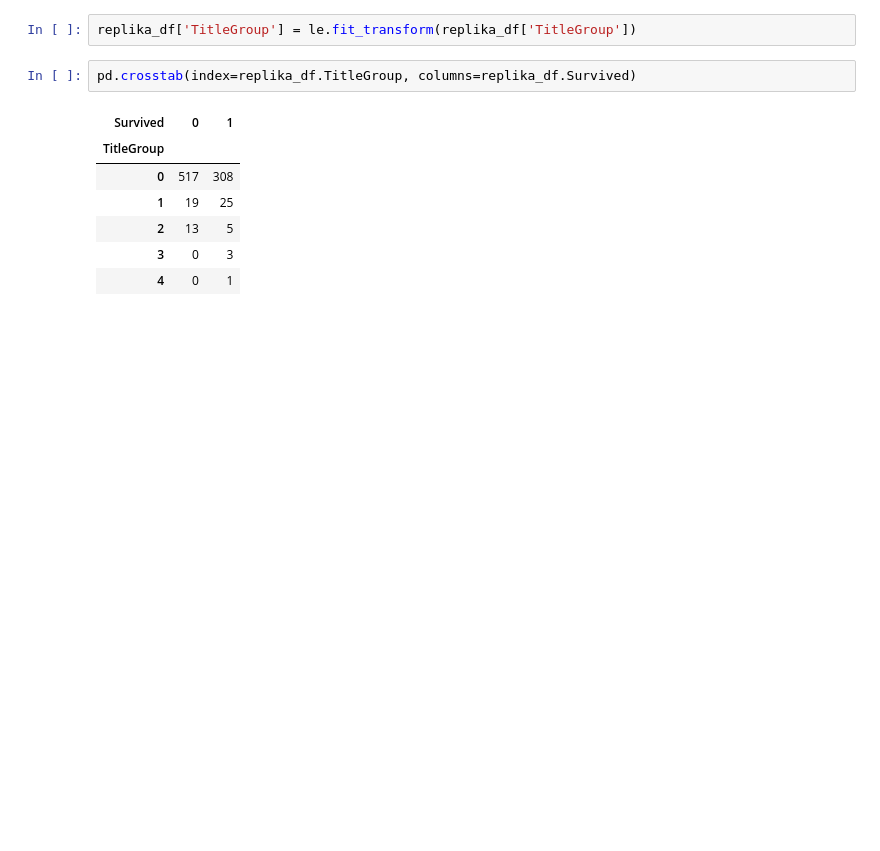
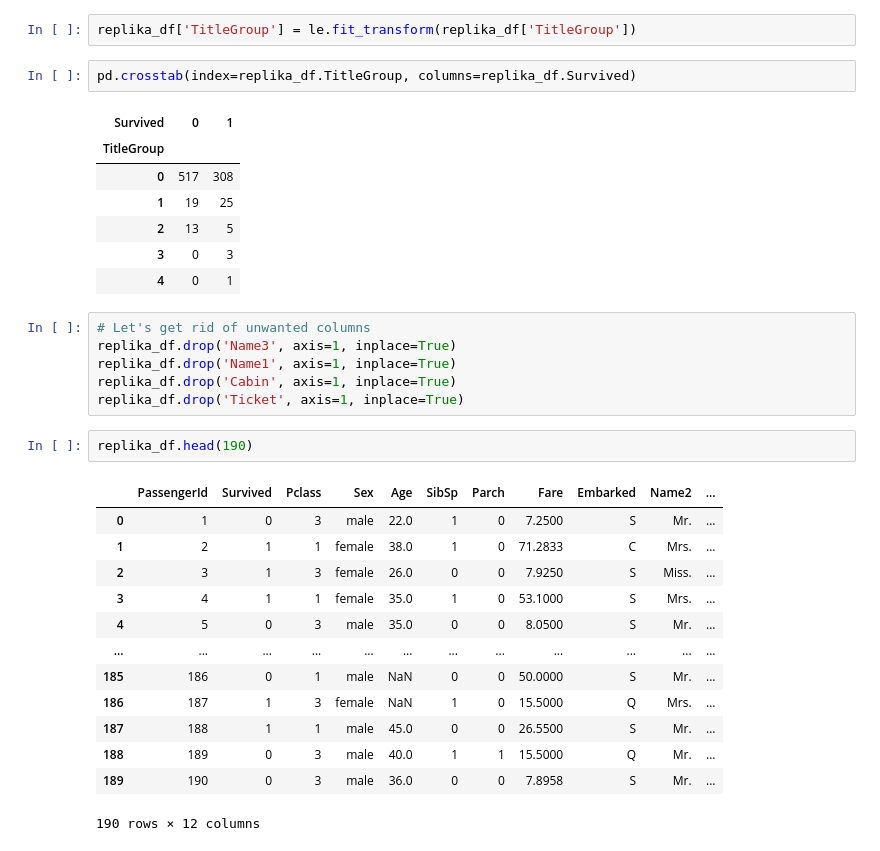
Before and after one commit to BilalDurmus08/Titanic-Survival-Predict-DS, a Jupyter notebook: End-to-end-titanic.ipynb, the cells around one changed output. Drawn from its saved outputs; the diff is of its cells as text; blank space fills up the shorter version.

```diff
--- a/End-to-end-titanic.ipynb
+++ b/End-to-end-titanic.ipynb
@@ -327,3 +312,25 @@ pd.crosstab(index=replika_df.TitleGroup, columns=replika_df.Survived)
 | 2 | 13 | 5 |
 | 3 | 0 | 3 |
 | 4 | 0 | 1 |
+# %%
+# Let's get rid of unwanted columns
+replika_df.drop('Name3', axis=1, inplace=True)
+replika_df.drop('Name1', axis=1, inplace=True)
+replika_df.drop('Cabin', axis=1, inplace=True)
+replika_df.drop('Ticket', axis=1, inplace=True)
+# %%
+replika_df.head(190)
+# %% [output]
+|  | PassengerId | Survived | Pclass | Sex | Age | SibSp | Parch | Fare | Embarked | Name2 | ... |
+| 0 | 1 | 0 | 3 | male | 22.0 | 1 | 0 | 7.2500 | S | Mr. | ... |
+| 1 | 2 | 1 | 1 | female | 38.0 | 1 | 0 | 71.2833 | C | Mrs. | ... |
+| 2 | 3 | 1 | 3 | female | 26.0 | 0 | 0 | 7.9250 | S | Miss. | ... |
+| 3 | 4 | 1 | 1 | female | 35.0 | 1 | 0 | 53.1000 | S | Mrs. | ... |
+| 4 | 5 | 0 | 3 | male | 35.0 | 0 | 0 | 8.0500 | S | Mr. | ... |
+| ... | ... | ... | ... | ... | ... | ... | ... | ... | ... | ... | ... |
+| 185 | 186 | 0 | 1 | male | NaN | 0 | 0 | 50.0000 | S | Mr. | ... |
+| 186 | 187 | 1 | 3 | female | NaN | 1 | 0 | 15.5000 | Q | Mrs. | ... |
+| 187 | 188 | 1 | 1 | male | 45.0 | 0 | 0 | 26.5500 | S | Mr. | ... |
+| 188 | 189 | 0 | 3 | male | 40.0 | 1 | 1 | 15.5000 | Q | Mr. | ... |
+| 189 | 190 | 0 | 3 | male | 36.0 | 0 | 0 | 7.8958 | S | Mr. | ... |
+190 rows × 12 columns
```
Also changed, not shown: parts of 22 cells of this notebook.
